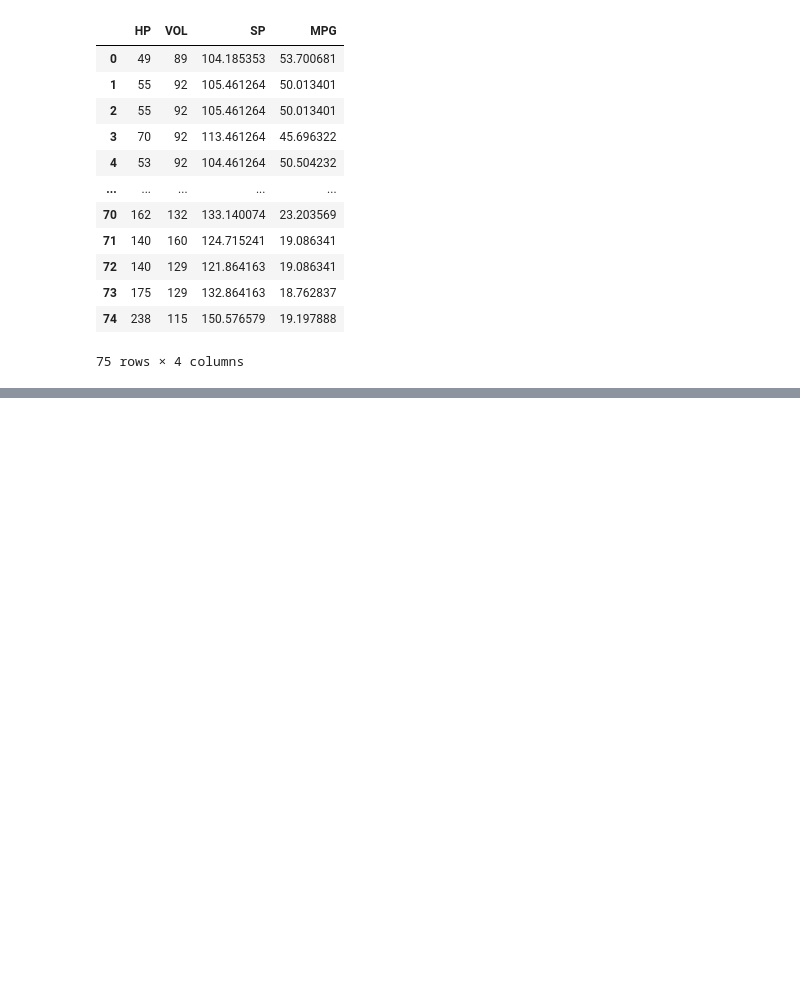
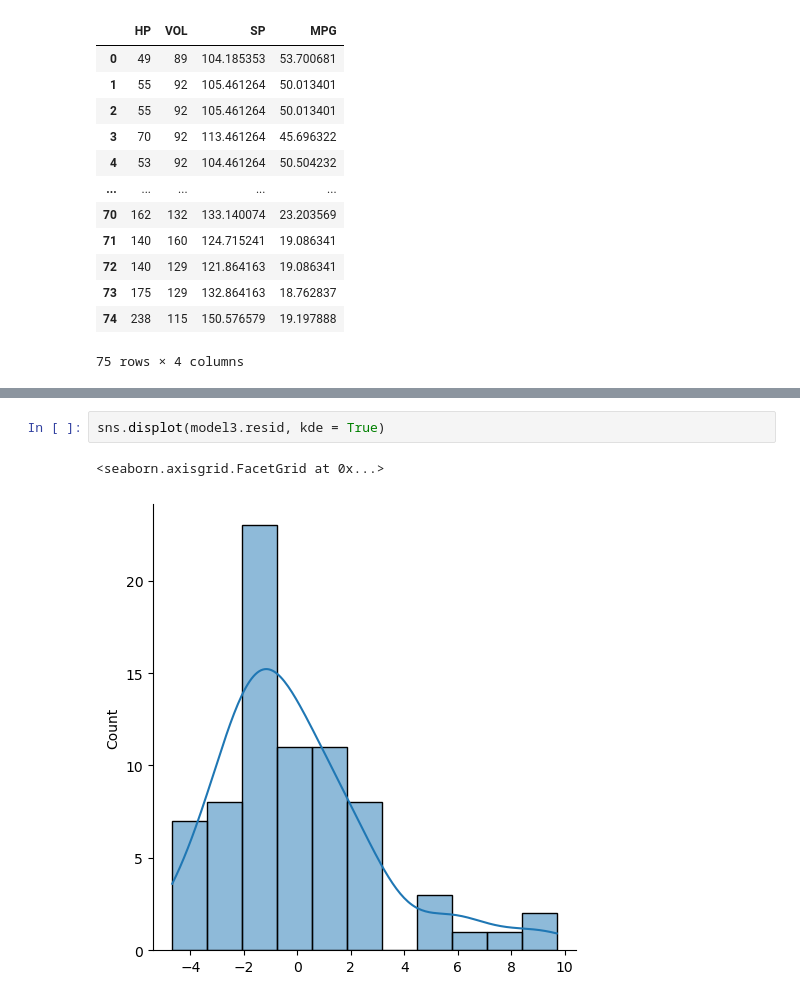
Before and after one commit to Preetham230606/Assignment, a Jupyter notebook: Multi Linear Regression_Practice (3).ipynb, the cells around one changed output, grey strips where cells are left out. Cells and saved outputs as stored; diff of their text form; blank space fills up the shorter version.

```diff
--- a/Multi Linear Regression_Practice (3).ipynb
+++ b/Multi Linear Regression_Practice (3).ipynb
@@ -378,0 +493,5 @@ cars2
+# %%
+sns.displot(model3.resid, kde = True)
+# %% [output]
+<seaborn.axisgrid.FacetGrid at 0x...>
+[figure, added]
```
Also changed, not shown: parts of 15 cells of this notebook.
